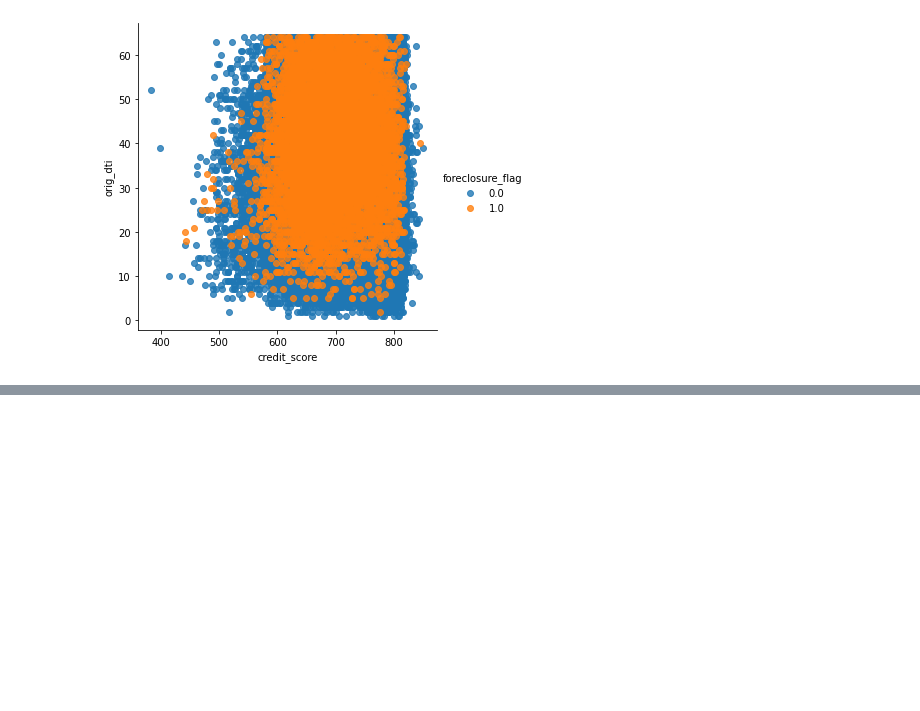
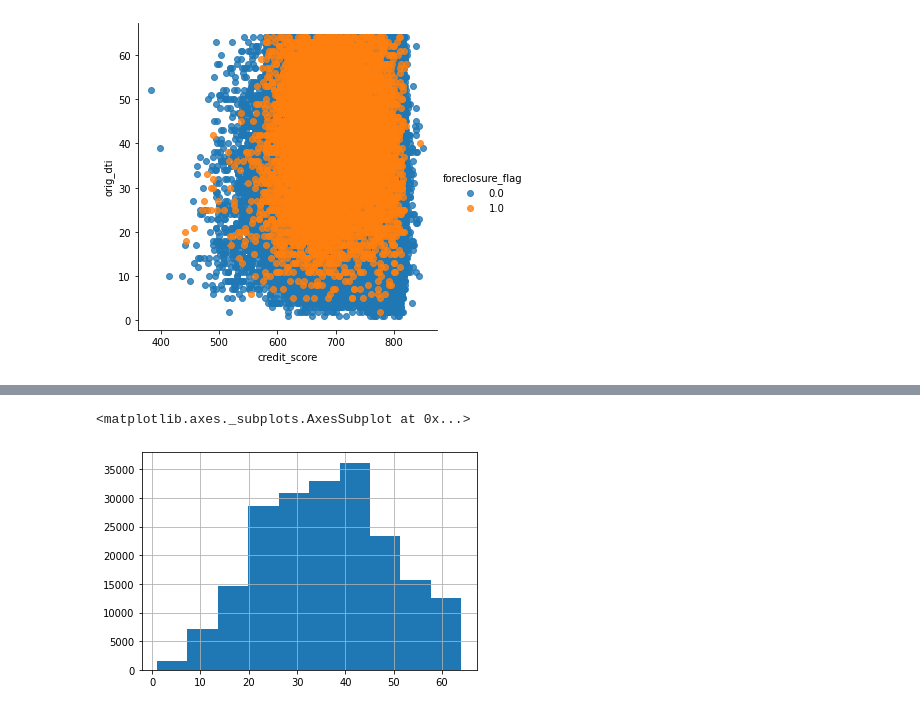
Before and after one commit to jcabiles/AnalysisPractice, a Jupyter notebook: foreclosed_loans_analysis/Analysis of Foreclosed Loans.ipynb, the cells around one changed output, grey strips where cells are left out. Drawn from its saved outputs; the diff is of its cells as text; code cells hidden in the pictures; blank space fills up the shorter version.

```diff
--- a/foreclosed_loans_analysis/Analysis of Foreclosed Loans.ipynb
+++ b/foreclosed_loans_analysis/Analysis of Foreclosed Loans.ipynb
@@ -150,0 +157,6 @@ Name: foreclosure_flag, dtype: int64
+# %%
+# histogram of DTI for non-foreclosed loans
+all_loans[all_loans.foreclosure_flag == 0].loc[:, 'orig_dti'].hist()
+# %% [output]
+<matplotlib.axes._subplots.AxesSubplot at 0x...>
+[figure, added]
```
Also changed, not shown: parts of 4 cells of this notebook.
